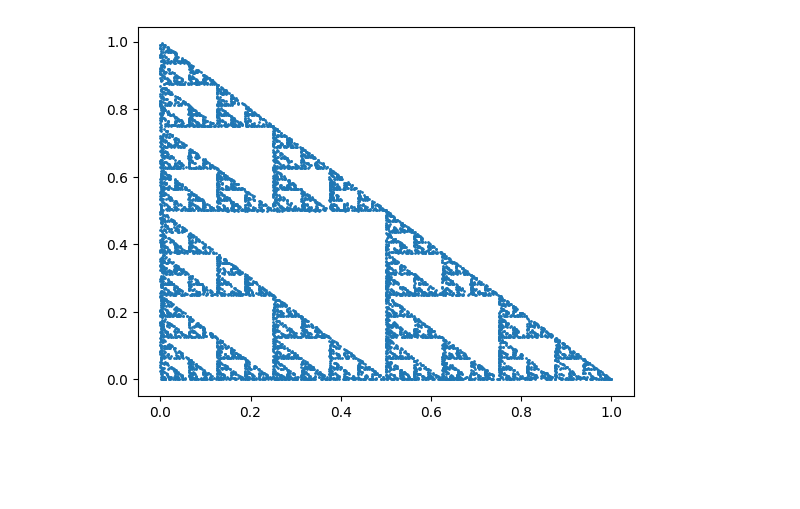
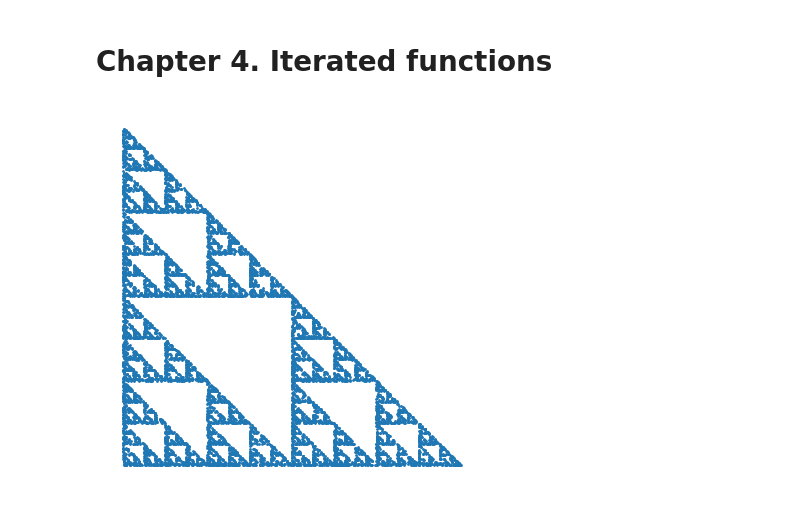
Before and after one commit to jasminl/chaos, a Jupyter notebook: chapter4_iterated_functions.ipynb, the cells around one changed output. Drawn from its saved outputs; the diff is of its cells as text; code cells hidden in the pictures; blank space fills up the shorter version.

```diff
--- a/chapter4_iterated_functions.ipynb
+++ b/chapter4_iterated_functions.ipynb
@@ -1,5 +1,7 @@
 # %% [markdown]
 <a href="https://colab.research.google.com/github/jasminl/chaos/blob/main/chapter4_iterated_functions.ipynb" target="_parent"><img src="https://colab.research.google.com/assets/colab-badge.svg" alt="Open In Colab"/></a>
+# %% [markdown]
+<h1>Chapter 4. Iterated functions</h1>
 # %%
 import numpy as np
 import random
@@ -29,7 +33,10 @@ for t in range(iterations):
 # %%
 plt.figure()
 trajectory_np = np.asarray(trajectory)
 plt.scatter(trajectory_np[:,0], trajectory_np[:, 1], s = 1)
+plt.axis('off')
+ax = plt.gca()
+ax.set_aspect('equal', adjustable='box')
 plt.show()
 # %% [output]
-[figure, old version]
+[figure, new version]
```
Also changed, not shown: parts of 2 cells of this notebook.
